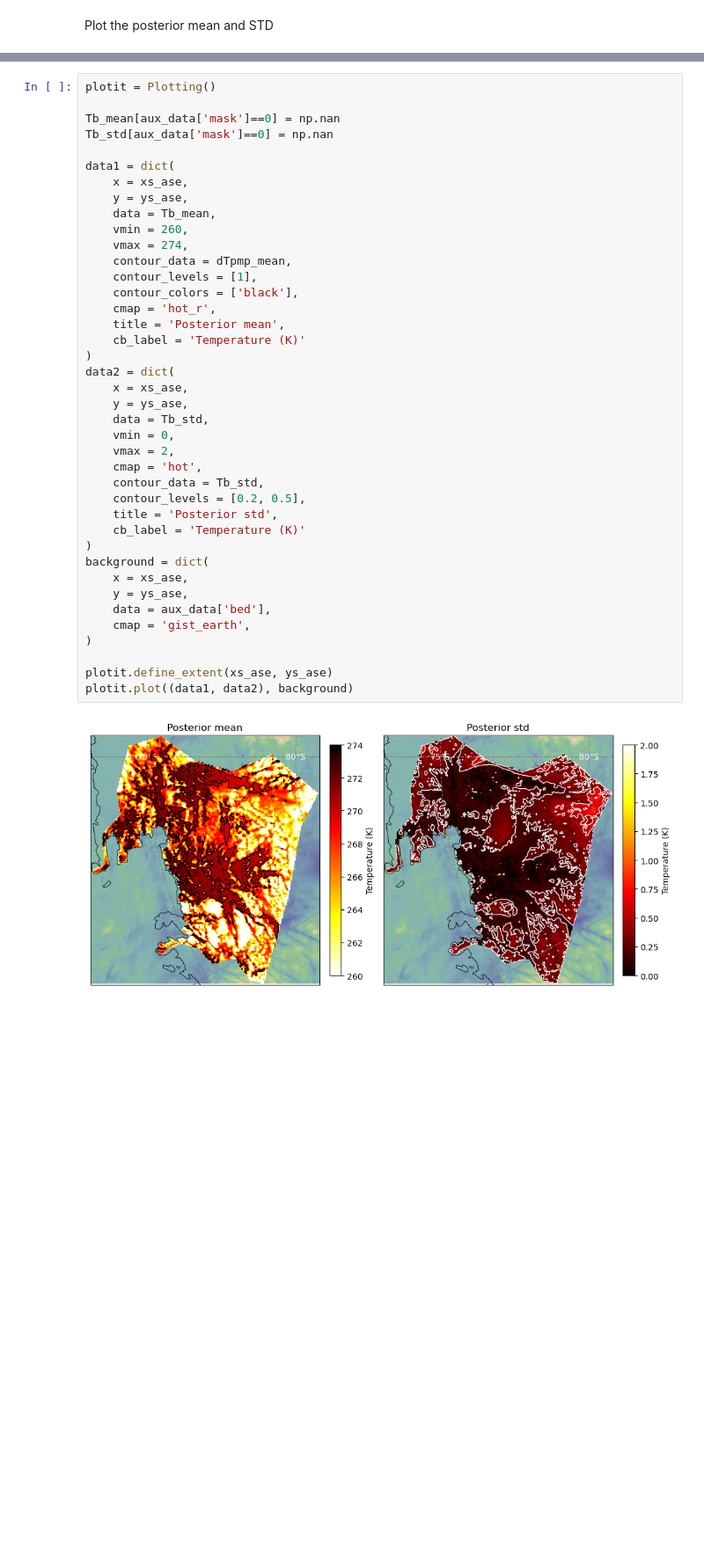
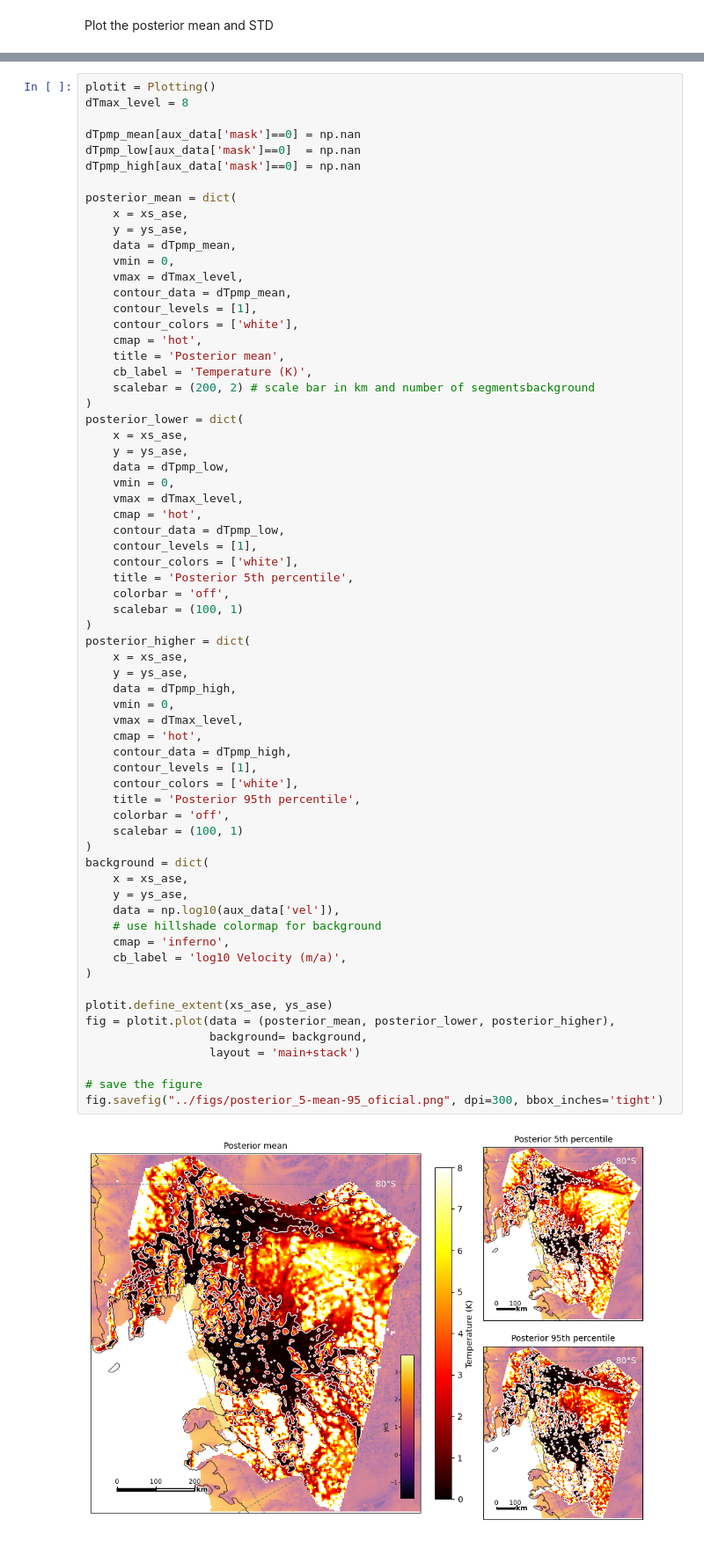
Before and after one commit to alastairyang/GMR-inference, a Jupyter notebook: notebooks/makeFigs.ipynb, the cells around one changed output, grey strips where cells are left out. Shown at 88% size. Cells and saved outputs as stored; diff of their text form; blank space fills up the shorter version.

Commit message:
update the posterior plots; update the Plotting object

```diff
--- a/notebooks/makeFigs.ipynb
+++ b/notebooks/makeFigs.ipynb
@@ -71,42 +98,68 @@ Shape of the posterior samples: (3000, 65536)
 # %%
 plotit = Plotting()
+dTmax_level = 8
 
-Tb_mean[aux_data['mask']==0] = np.nan
-Tb_std[aux_data['mask']==0] = np.nan
+dTpmp_mean[aux_data['mask']==0] = np.nan
+dTpmp_low[aux_data['mask']==0]  = np.nan
+dTpmp_high[aux_data['mask']==0] = np.nan
 
-data1 = dict(
+posterior_mean = dict(
     x = xs_ase,
     y = ys_ase,
-    data = Tb_mean,
-    vmin = 260,
-    vmax = 274,
+    data = dTpmp_mean,
+    vmin = 0,
+    vmax = dTmax_level,
     contour_data = dTpmp_mean,
     contour_levels = [1],
-    contour_colors = ['black'],
-    cmap = 'hot_r',
+    contour_colors = ['white'],
+    cmap = 'hot',
     title = 'Posterior mean',
-    cb_label = 'Temperature (K)'
+    cb_label = 'Temperature (K)',
+    scalebar = (200, 2) # scale bar in km and number of segmentsbackground
 )
-data2 = dict(
+posterior_lower = dict(
     x = xs_ase,
     y = ys_ase,
-    data = Tb_std,
+    data = dTpmp_low,
     vmin = 0,
-    vmax = 2,
+    vmax = dTmax_level,
     cmap = 'hot',
-    contour_data = Tb_std,
-    contour_levels = [0.2, 0.5],
-    title = 'Posterior std',
-    cb_label = 'Temperature (K)'
+    contour_data = dTpmp_low,
+    contour_levels = [1],
+    contour_colors = ['white'],
+    title = 'Posterior 5th percentile',
+    colorbar = 'off',
+    scalebar = (100, 1)
+)
+posterior_higher = dict(
+    x = xs_ase,
+    y = ys_ase,
+    data = dTpmp_high,
+    vmin = 0,
+    vmax = dTmax_level,
+    cmap = 'hot',
+    contour_data = dTpmp_high,
+    contour_levels = [1],
+    contour_colors = ['white'],
+    title = 'Posterior 95th percentile',
+    colorbar = 'off',
+    scalebar = (100, 1)
 )
 background = dict(
     x = xs_ase,
     y = ys_ase,
-    data = aux_data['bed'],
-    cmap = 'gist_earth',
+    data = np.log10(aux_data['vel']),
+    # use hillshade colormap for background
+    cmap = 'inferno',
+    cb_label = 'log10 Velocity (m/a)',
 )
 
 plotit.define_extent(xs_ase, ys_ase)
-plotit.plot((data1, data2), background)
+fig = plotit.plot(data = (posterior_mean, posterior_lower, posterior_higher),
+                  background= background,
+                  layout = 'main+stack')
+
+# save the figure
+fig.savefig("../figs/posterior_5-mean-95_oficial.png", dpi=300, bbox_inches='tight')
 # %% [output]
-[figure, old version]
+[figure, new version]
```
Also changed, not shown: parts of 3 cells of this notebook, 6 other files.
